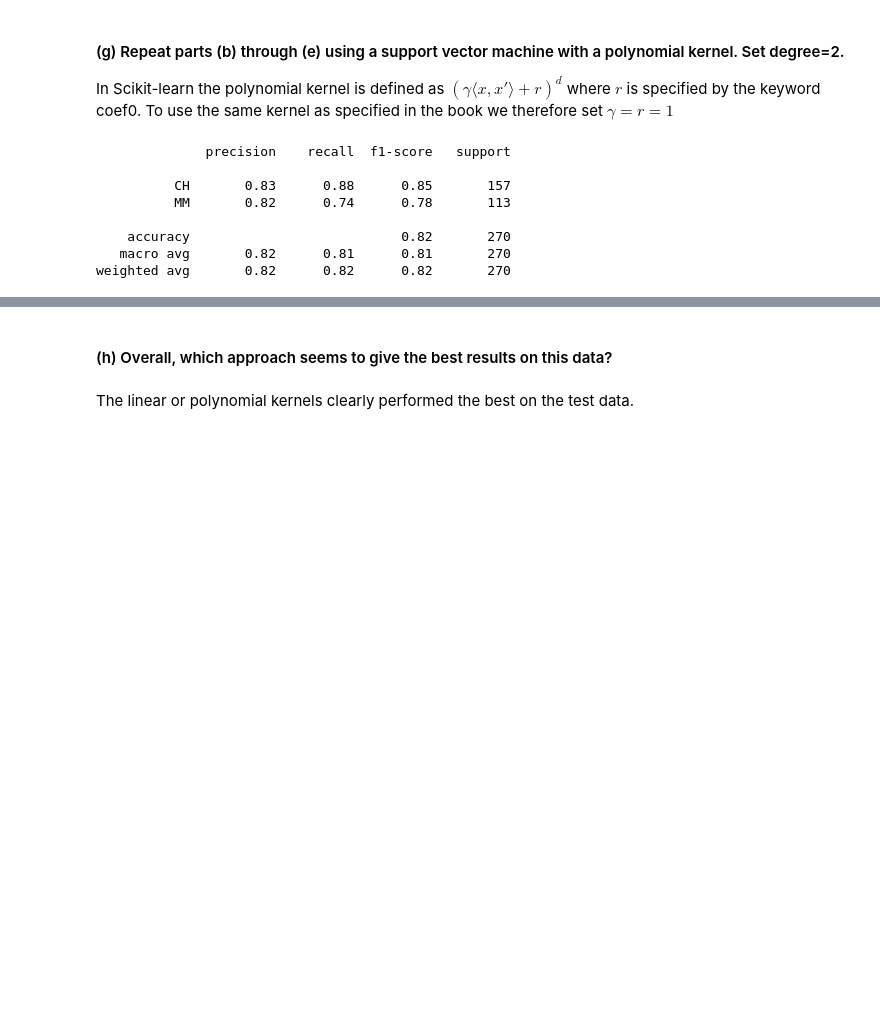
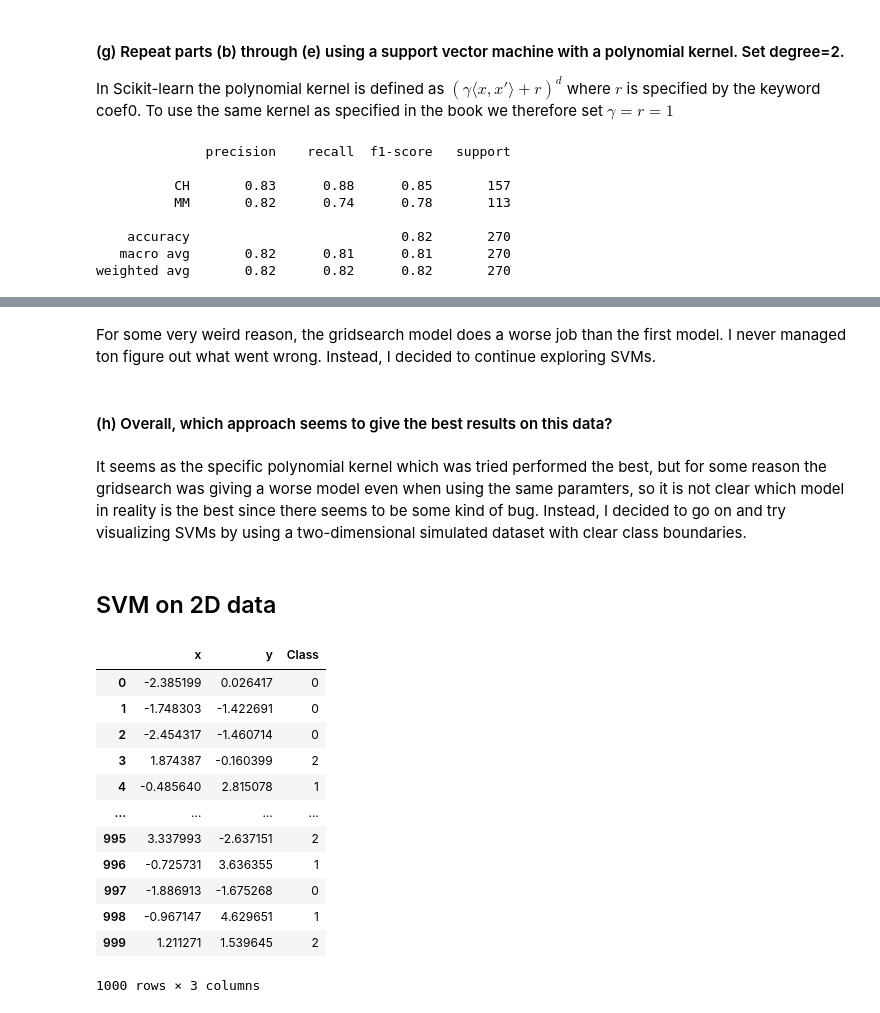
Before and after one commit to AntonClaesson/ISLR-Python, a Jupyter notebook: notebooks/ISL_9.ipynb, the cells around one changed output, grey strips where cells are left out. Cells and saved outputs as stored; diff of their text form; code cells hidden in the pictures; blank space fills up the shorter version.

```diff
--- a/notebooks/ISL_9.ipynb
+++ b/notebooks/ISL_9.ipynb
@@ -184,7 +187,39 @@ Best parameters: {'C': 0.01, 'kernel': 'poly'}
 
 Training error: 0.62
 Test error: 0.5814814814814815
+# %% [markdown]
+For some very weird reason, the gridsearch model does a worse job than the first model. I never managed ton figure out what went wrong. Instead, I decided to continue exploring SVMs.
 # %% [markdown]
 #### (h) Overall, which approach seems to give the best results on this data?
-# %% [markdown]
-The linear or polynomial kernels clearly performed the best on the test data.
+# %% [markdown]
+It seems as the specific polynomial kernel which was tried performed the best, but for some reason the gridsearch was giving a worse model even when using the same paramters, so it is not clear which model in reality is the best since there seems to be some kind of bug. Instead, I decided to go on and try visualizing SVMs by using a two-dimensional simulated dataset with clear class boundaries.
+# %% [markdown]
+## SVM on 2D data
+# %%
+# make 3-class dataset for classification
+centers = [[-5, 0], [0, 1.5], [5, -1]]
+X, y = make_blobs(n_samples=1000, centers=centers, random_state=40)
+transformation = [[0.4, 0.2], [-0.4, 1.2]]
+X = np.dot(X, transformation)
+
+df = pd.DataFrame(X,columns=['x','y'])
+df['Class'] = y
+
+X=df.loc[:,['x','y']]
+y=df.Class
+
+df
+# %% [output]
+|  | x | y | Class |
+| 0 | -2.385199 | 0.026417 | 0 |
+| 1 | -1.748303 | -1.422691 | 0 |
+| 2 | -2.454317 | -1.460714 | 0 |
+| 3 | 1.874387 | -0.160399 | 2 |
+| 4 | -0.485640 | 2.815078 | 1 |
+| ... | ... | ... | ... |
+| 995 | 3.337993 | -2.637151 | 2 |
+| 996 | -0.725731 | 3.636355 | 1 |
+| 997 | -1.886913 | -1.675268 | 0 |
+| 998 | -0.967147 | 4.629651 | 1 |
+| 999 | 1.211271 | 1.539645 | 2 |
+1000 rows × 3 columns
```
Also changed, not shown: parts of 15 cells of this notebook, 1 other file.
